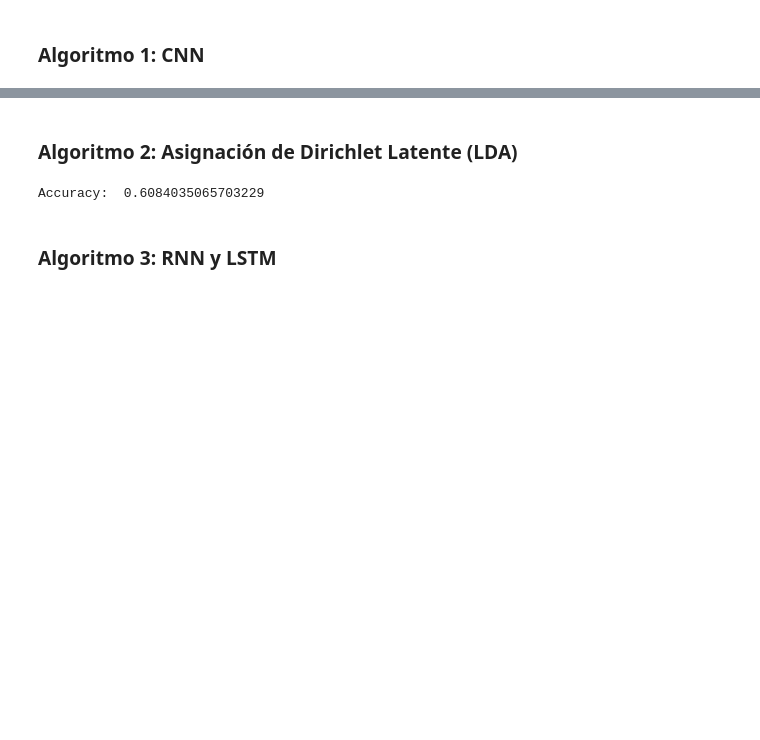
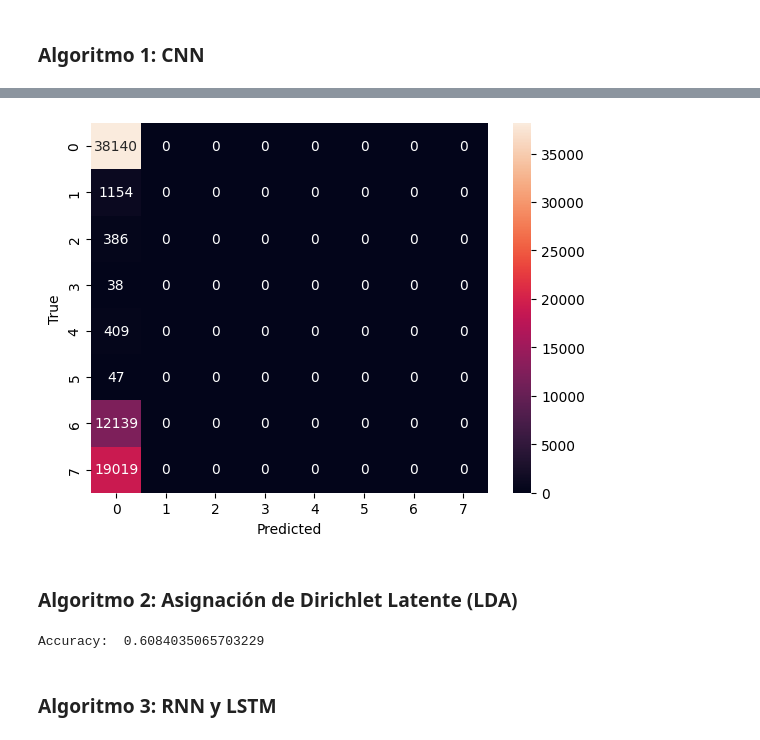
Before and after one commit to sofiaesc07/Proyecto2_AnalisisExploratorioDS, a Jupyter notebook: Proyecto2.ipynb, the cells around one changed output, grey strips where cells are left out. Saved outputs shown, nothing was run; the diff lists cells and outputs as text; code cells hidden in the pictures; blank space fills up the shorter version.

```diff
--- a/Proyecto2.ipynb
+++ b/Proyecto2.ipynb
@@ -20,17 +20,21 @@ relations_data = pd.read_csv('relations_train.csv', sep='\t')
 entities_data = entities_data.dropna()
 # Eliminar caracteres especiales y convertir a minúsculas
 entities_data['mention'] = entities_data['mention'].apply(lambda x: x.lower())
-entities_data['mention'] = entities_data['mention'].apply(lambda x: ''.join([char for char in x if char not in string.punctuation]))
+entities_data['mention'] = entities_data['mention'].apply(
+    lambda x: ''.join([char for char in x if char not in string.punctuation]))
 
 # Tokenización y eliminación de palabras vacías (stopwords)
 nltk.download('stopwords')
 nltk.download('punkt')
 stop_words = set(stopwords.words('english'))
+
+
 def remove_stopwords(text):
     words = word_tokenize(text)
     filtered_words = [word for word in words if word.lower() not in stop_words]
     return ' '.join(filtered_words)
 
+
 entities_data['mention'] = entities_data['mention'].apply(remove_stopwords)
 # %% [output]
 [nltk_data] Downloading package stopwords to
@@ -70,6 +115,8 @@ model_cnn = Sequential()
 model_cnn.add(Embedding(input_dim=X.shape[1], output_dim=16))
 model_cnn.add(Conv1D(16, 5, activation='tanh'))
 model_cnn.add(GlobalMaxPooling1D())
+model_cnn.add(Dense(16, activation='tanh'))
+model_cnn.add(Dense(32, activation='tanh'))
 model_cnn.add(Dense(y.max()+1, activation='softmax'))
 model_cnn.compile(loss='sparse_categorical_crossentropy', optimizer='adam', metrics=['accuracy'])
 model_cnn.fit(X_train.toarray(), y_train, epochs=1, batch_size=64)
@@ -78,0 +134,15 @@ model_cnn.fit(X_train.toarray(), y_train, epochs=1, batch_size=64)
+# %%
+import seaborn as sns
+import matplotlib.pyplot as plt
+from sklearn.metrics import confusion_matrix
+
+y_pred = model_cnn.predict(X_test.toarray())
+y_pred_classes = y_pred.argmax(axis=-1)
+
+cm = confusion_matrix(y_test, y_pred_classes)
+
+sns.heatmap(cm, annot=True, fmt='g')
+plt.xlabel('Predicted')
+plt.ylabel('True')
+plt.show()
+# %% [output]
@@ -79,3 +150,4 @@ model_cnn.fit(X_train.toarray(), y_train, epochs=1, batch_size=64)
+[figure, added]
 # %% [markdown]
 ### Algoritmo 2: Asignación de Dirichlet Latente (LDA)
 # %%
```
Also changed, not shown: parts of 7 cells of this notebook.
